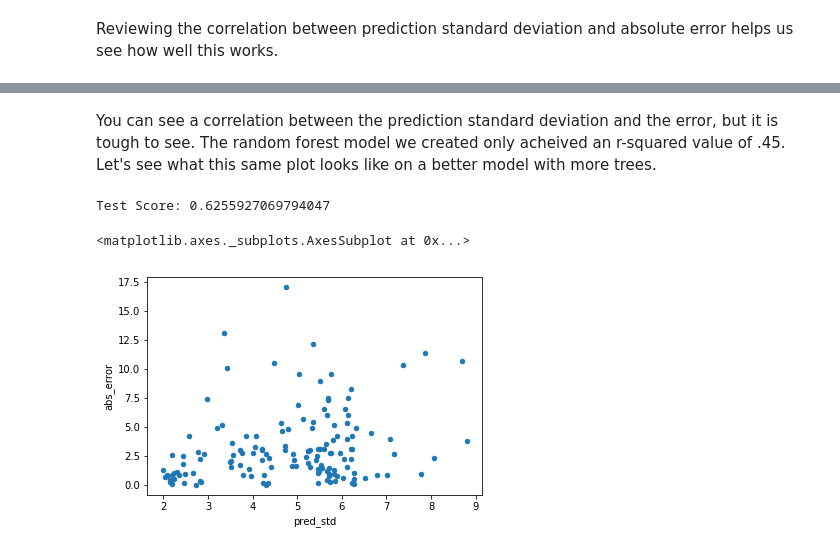
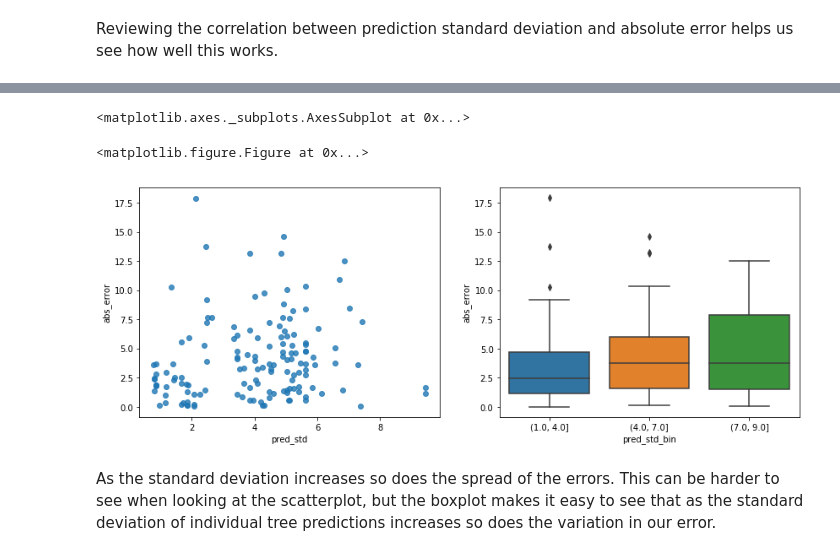
Before and after one commit to byrondennis1/Random-Forest-Prediction-Confidence, a Jupyter notebook: random forest prediction confidence.ipynb, the cells around one changed output, grey strips where cells are left out. Drawn from its saved outputs; the diff is of its cells as text; code cells hidden in the pictures.

```diff
--- a/random forest prediction confidence.ipynb
+++ b/random forest prediction confidence.ipynb
@@ -149,11 +166,14 @@ pred_agg[:5]
 Now we just need to combine the new metrics with the test set and review.
 # %%
 #put prediction metrics into dataframe
-pred_agg_df = pd.DataFrame(pred_agg, columns=['pred_min','pred_max','pred_mean','pred_std'])
+pred_agg_df = pd.DataFrame(pred_agg, columns=['pred_min','pred_max','actual_pred','pred_std'])
+
 #drop index from test set and put into new variable
 test_results = test_idx.reset_index(drop=True)
+
 #combine test set with prediction metrics
 test_results = pd.merge(test_results, pred_agg_df, right_index=True, left_index=True)
+
 #calculate prediction error
-test_results['error'] = test_results.pred_mean - test_results.mpg
+test_results['error'] = test_results.actual_pred - test_results.mpg
 test_results['abs_error'] = abs(test_results.error)
@@ -183,34 +197,17 @@ test_results.plot.scatter('pred_std', 'abs_error')
-# %% [markdown]
-You can see a correlation between the prediction standard deviation and the error, but it is tough to see.  The random forest model we created only acheived an r-squared value of .45.  Let's see what this same plot looks like on a better model with more trees.
-# %%
-rf = RandomForestRegressor(n_estimators=100, max_features =.4, max_depth = 10, random_state=123)
-rf.fit(X_train, y_train)
-
-# check scores to make sure we have a decent model
-#print("OOB Score:", rf.oob_score_)
-print("Test Score:", rf.score(X_test, y_test))
-# %% [output]
-Test Score: 0.6255927069794047
-# %%
-preds = np.stack(np.round([t.predict(X_test) for t in rf.estimators_], decimals=2))
-
-pred_agg = []
-count=0
-while count < len(preds.T):
-    pred_agg.append([np.min(preds[:,count]), np.max(preds[:,count]), np.mean(preds[:,count]), np.std(preds[:,count])])
-    count = count + 1
-
-#put prediction metrics into dataframe
-pred_agg_df = pd.DataFrame(pred_agg, columns=['pred_min','pred_max','pred_mean','pred_std'])
-#drop index from test set and put into new variable
-test_results = test_idx.reset_index(drop=True)
-#combine test set with prediction metrics
-test_results = pd.merge(test_results, pred_agg_df, right_index=True, left_index=True)
-#calculate prediction error
-test_results['error'] = test_results.pred_mean - test_results.mpg
-test_results['abs_error'] = abs(test_results.error)
-# %%
-test_results.plot.scatter('pred_std', 'abs_error')
-# %% [output]
-<matplotlib.axes._subplots.AxesSubplot at 0x...>
-[figure, removed]
+# %%
+import seaborn as sns
+
+bins = pd.cut(test_results.pred_std, 3, precision=0, right=True)
+bins = pd.DataFrame(bins)
+bin_df = pd.merge(test_results, bins, left_index=True, right_index=True, suffixes=('','_bin'))
+
+fig = plt.figure()
+fig, (ax1, ax2) = plt.subplots(ncols=2, figsize=(14,5))
+sns.regplot('pred_std', 'abs_error', test_results, fit_reg=False, ax=ax1)
+sns.boxplot(bin_df.pred_std_bin, bin_df.abs_error, ax=ax2)
+# %% [output]
+<matplotlib.axes._subplots.AxesSubplot at 0x...>
+<matplotlib.figure.Figure at 0x...>
+[figure, added]
+# %% [markdown]
+As the standard deviation increases so does the spread of the errors.  This can be harder to see when looking at the scatterplot, but the boxplot makes it easy to see that as the standard deviation of individual tree predictions increases so does the variation in our error.
```
Also changed, not shown: parts of 15 cells of this notebook.
